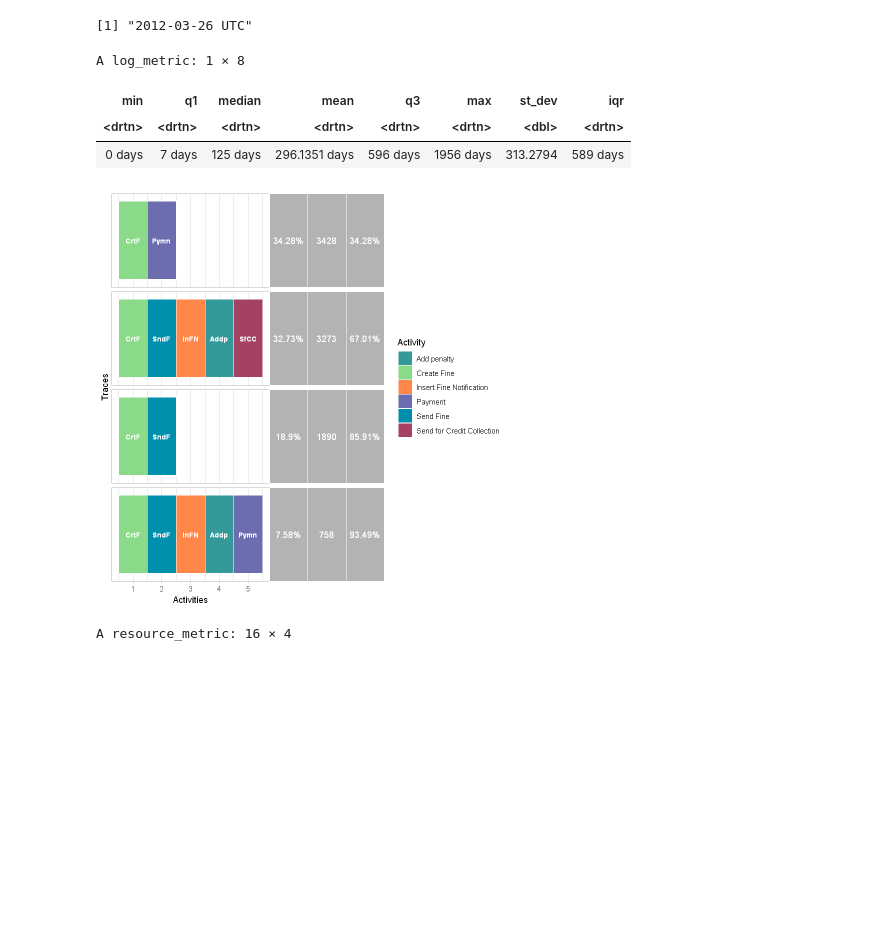
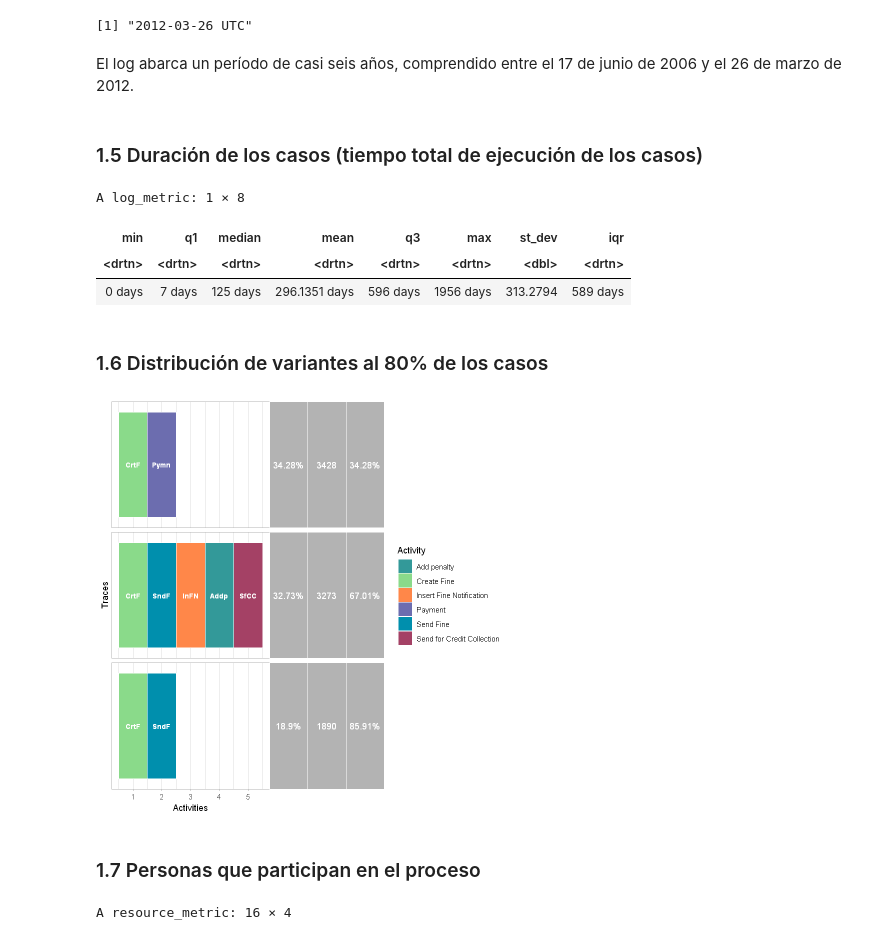
Before and after one commit to fcordovav/Tarea_INFO286_2025_I, a Jupyter notebook: main.ipynb, the cells around one changed output. Drawn from its saved outputs; the diff is of its cells as text; code cells hidden in the pictures; blank space fills up the shorter version.

```diff
--- a/main.ipynb
+++ b/main.ipynb
@@ -105,4 +144,8 @@ end_time
 # %% [output]
 [1] "2006-06-17 UTC"
 [1] "2012-03-26 UTC"
+# %% [markdown]
+El log abarca un período de casi seis años, comprendido entre el 17 de junio de 2006 y el 26 de marzo de 2012.
+# %% [markdown]
+### 1.5 Duración de los casos (tiempo total de ejecución de los casos)
 # %%
@@ -116,9 +155,12 @@ A log_metric: 1 × 8
 | min | q1 | median | mean | q3 | max | st_dev | iqr |
 | <drtn> | <drtn> | <drtn> | <drtn> | <drtn> | <drtn> | <dbl> | <drtn> |
 | 0 days | 7 days | 125 days | 296.1351 days | 596 days | 1956 days | 313.2794 | 589 days |
+# %% [markdown]
+### 1.6 Distribución de variantes al 80% de los casos
 # %%
-# Distribución de variantes al 90% de los casos
-trace_explorer(traffic_fines, coverage = 0.9)
+trace_explorer(traffic_fines, coverage = 0.8)
 # %% [output]
-[figure, old version]
+[figure, new version]
+# %% [markdown]
+### 1.7 Personas que participan en el proceso
 # %%
```
Also changed, not shown: parts of 19 cells of this notebook.
